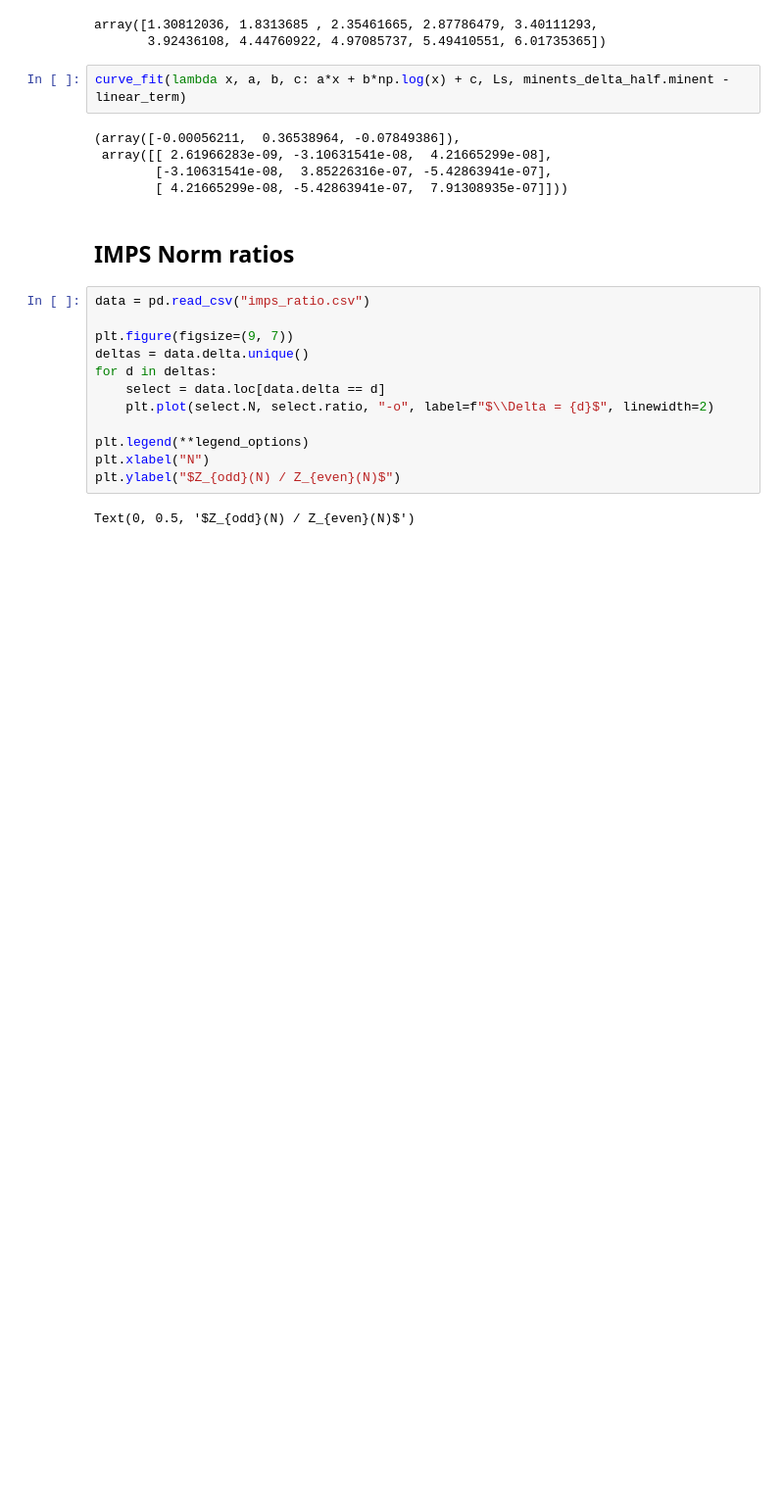
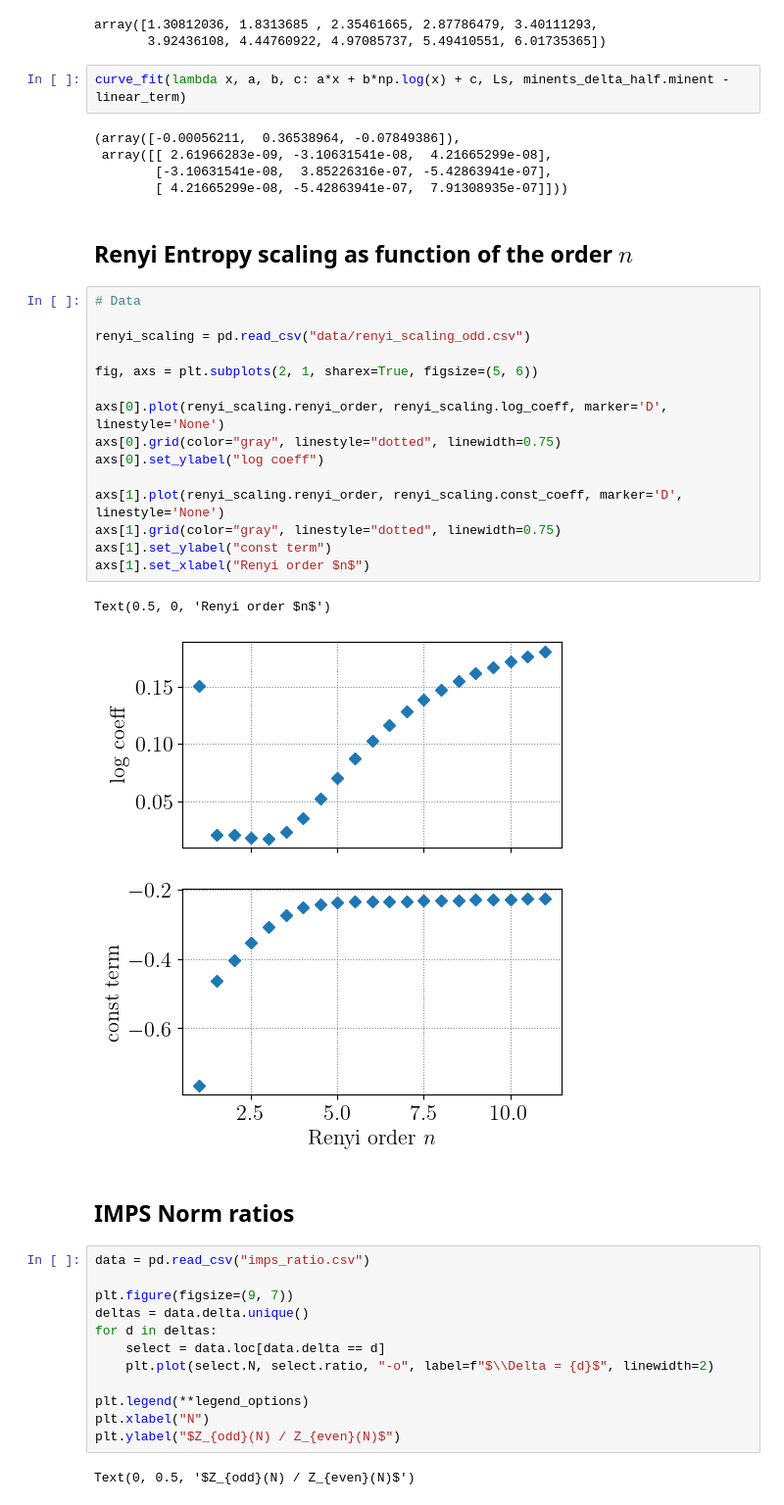
Before and after one commit to cobos99/LogCorrections, a Jupyter notebook: sunny/plots.ipynb, the cells around one changed output. Shown at 98% size. Cells and saved outputs as stored; diff of their text form; blank space fills up the shorter version.

```diff
--- a/sunny/plots.ipynb
+++ b/sunny/plots.ipynb
@@ -406,6 +336,26 @@ curve_fit(lambda x, a, b, c: a*x + b*np.log(x) + c, Ls, minents_delta_half.minen
  array([[ 2.61966283e-09, -3.10631541e-08,  4.21665299e-08],
         [-3.10631541e-08,  3.85226316e-07, -5.42863941e-07],
         [ 4.21665299e-08, -5.42863941e-07,  7.91308935e-07]]))
+# %% [markdown]
+## Renyi Entropy scaling as function of the order $n$
+# %%
+# Data
+
+renyi_scaling = pd.read_csv("data/renyi_scaling_odd.csv")
+
+fig, axs = plt.subplots(2, 1, sharex=True, figsize=(5, 6))
+
+axs[0].plot(renyi_scaling.renyi_order, renyi_scaling.log_coeff, marker='D', linestyle='None')
+axs[0].grid(color="gray", linestyle="dotted", linewidth=0.75)
+axs[0].set_ylabel("log coeff")
+
+axs[1].plot(renyi_scaling.renyi_order, renyi_scaling.const_coeff, marker='D', linestyle='None')
+axs[1].grid(color="gray", linestyle="dotted", linewidth=0.75)
+axs[1].set_ylabel("const term")
+axs[1].set_xlabel("Renyi order $n$")
+# %% [output]
+Text(0.5, 0, 'Renyi order $n$')
+[figure, added]
 # %% [markdown]
 ## IMPS Norm ratios
 # %%
```
Also changed, not shown: parts of 33 cells of this notebook, 29 other files.
